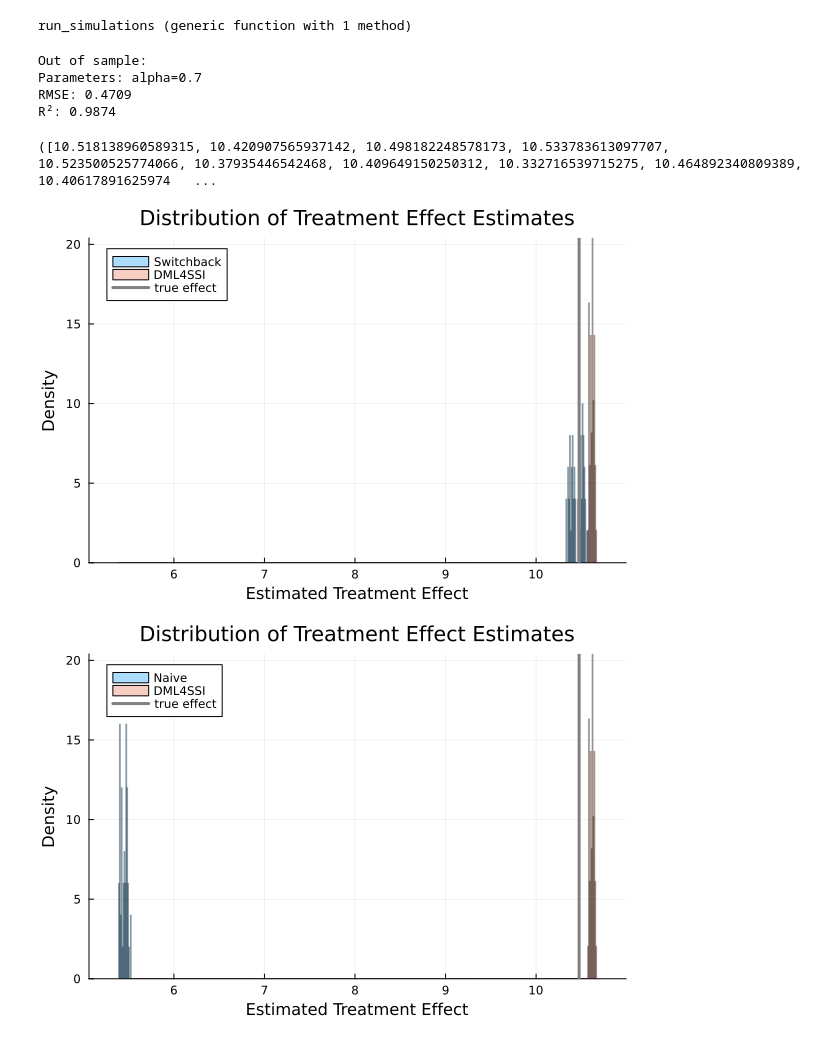
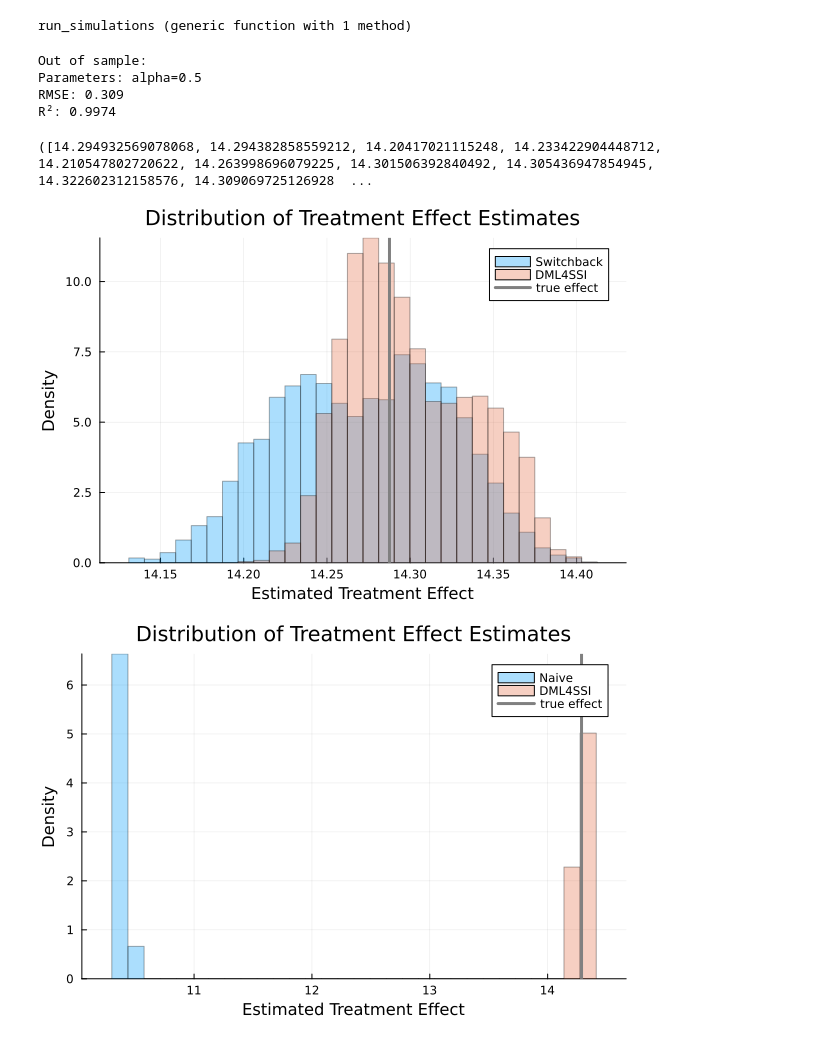
Before and after one commit to johnchrishays/dml4ssi, a Jupyter notebook: simulations.ipynb, the cells around one changed output. Cells and saved outputs as stored; diff of their text form; code cells hidden in the pictures.

```diff
--- a/simulations.ipynb
+++ b/simulations.ipynb
@@ -27,27 +27,29 @@ function dgp(T, k, n_covariates, switch_period, mode="switch", alpha = 0.7)
 
 
     Y = zeros(T)
-    M = 3
+    M = 10
 
     # For each time period
     for t in 1:T
-        x_effect = sin.(X[t,1])  # Apply sin to each covariate and sum
+        x_effect = sin(X[t,1])  # Apply sin to each covariate and sum
         for lag in 1:min(k-1, t-1)
-            if t-lag >= 2
-                x_effect += sum(X[t-lag,1] .* X[t-lag-1,1])
-            end
+            x_effect += exp(-lag/3) * X[t-lag, 1]  # Exponentially decaying effect
+            # if t-lag >= 2
+            #     x_effect += X[t-lag,1] .* X[t-lag-1,1]
+            # end
         end
 
         d_effect = D[t]
         for lag in 1:min(k-1, t-1)
-            if t-lag >= 2
-                # d_effect += exp(-lag) * D[t-lag]  # Exponentially decaying effect
-                d_effect += sum(D[t-lag] .* D[t-lag-1])
-            end
+            d_effect += exp(-lag/3) * D[t-lag]  # Exponentially decaying effect
+            # if t-lag >= 2
+            #     d_effect += D[t-lag] .* D[t-lag-1]
+            # end
         end
 
         # Combine X and D effects with relative weights alpha and (1-alpha)
-        Y[t] = (1-alpha) * x_effect + alpha * M * d_effect
+        noise = randn()/10  # Generate standard normal noise
+        Y[t] = (1-alpha) * x_effect + alpha * M * d_effect + noise
     end
 
     return D, X, Y
@@ -91,7 +93,7 @@ function create_features(X, D, k)
     T, p = size(X)
     features = []
 
-    lag_k = k-1
+    lag_k = k
 
     for t in 1:T
         x_features = vec(X[t,:])  # Current X values
@@ -138,7 +140,7 @@ T = 10000  # Number of time periods
 k = 5    # Temporal dependence
 n_covariates = 1
 switch_period = 10    # Switch frequency
-alpha = 0.01
+alpha = 0.5
 D, X, Y = dgp(T, k, n_covariates, switch_period, "switch", alpha)
 X_train = create_features(X, D, k)
 y_train = Y
@@ -222,6 +224,6 @@ Estimated treatment effect: 10.492
 # %%
 function dml4ssi(D, X, Y, predictor, k)
-    n = length(D)
+    T = length(D)
 
     # Calculate predicted values under all treatment and all control
     X_all_treat = create_features(X, ones(length(D)), k)
@@ -243,8 +245,12 @@ function dml4ssi(D, X, Y, predictor, k)
     last_k_control = [all(D[max(t-k, 1):t] .== 0) for t in 1:T]
 
     # Second term: debiasing term
-    prob_k_ones = (1 - (k+1)/switch_period) / 2
-    prob_k_zeros = (1 - (k+1)/switch_period) / 2
+    prob_k_ones = (1 - k/switch_period) / 2
+    prob_k_zeros = (1 - k/switch_period) / 2
+    # println("Empirical prob actually treated: ", sum(last_k_treatment)/T)
+    # println("Theoretical prob actually treated: ", prob_k_ones)
+    # println("Empirical prob actually control: ", sum(last_k_control)/T)
+    # println("Theoretical prob actually control: ", prob_k_zeros)
     debiasing_term = mean((last_k_treatment ./ prob_k_ones .- last_k_control ./ prob_k_zeros) .* residuals)
 
     # Final estimator
@@ -305,7 +311,7 @@ end
 run_simulations (generic function with 1 method)
 # %%
 # Run N simulations
-N = 50
+N = 5000
 T = 1000
 k = 5
 n_covariates = 1
@@ -317,44 +323,47 @@ true_treatment_effects = zeros(N)
 
 n_trees = 100
 max_depth = 10
-alpha = 0.7
+alpha = 0.5
 
 switchback_estimates, dml_estimates, naive_estimates, true_treatment_effects = run_simulations(N, T, k, n_covariates, switch_period, n_trees, max_depth, alpha)
 # %% [output]
 Out of sample:
-Parameters: alpha=0.7
-RMSE: 0.4709
-R²: 0.9874
+Parameters: alpha=0.5
+RMSE: 0.309
+R²: 0.9974
-([10.518138960589315, 10.420907565937142, 10.498182248578173, 10.533783613097707, 10.523500525774066, 10.37935446542468, 10.409649150250312, 10.332716539715275, 10.464892340809389, 10.40617891625974   ...
+([14.294932569078068, 14.294382858559212, 14.20417021115248, 14.233422904448712, 14.210547802720622, 14.263998696079225, 14.301506392840492, 14.305436947854945, 14.322602312158576, 14.309069725126928  ...
 # %%
 # Create histogram of estimates
-bin_lower = min(minimum(switchback_estimates), minimum(naive_estimates), minimum(dml_estimates))
+bin_lower = min(minimum(switchback_estimates), minimum(dml_estimates))
 bin_upper = max(maximum(switchback_estimates), maximum(naive_estimates), maximum(dml_estimates))
-bins = bin_lower:0.01:bin_upper
+incr = (bin_upper - bin_lower) / 30
+bins = bin_lower:incr:bin_upper
 
 histogram(switchback_estimates,
          alpha=0.33,
          label="Switchback",
          normalize=true,
          bins=bins)
 histogram!(dml_estimates,
           alpha=0.33,
           label="DML4SSI",
           normalize=true,
           bins=bins)
 vline!([mean(true_treatment_effects)],
        label="true effect",
        linewidth=3,
        color=:gray,
        linestyle=:solid)
 title!("Distribution of Treatment Effect Estimates")
 xlabel!("Estimated Treatment Effect")
 ylabel!("Density")
 # %% [output]
-[figure, old version]
+[figure, new version]
 # %%
 # Create histogram of estimates
-bins = bin_lower:0.01:bin_upper
+bin_lower = min(minimum(switchback_estimates), minimum(naive_estimates), minimum(dml_estimates))
+incr = (bin_upper - bin_lower) / 30
+bins = bin_lower:incr:bin_upper
 
 histogram(naive_estimates,
           alpha=0.33,
@@ -375,5 +384,5 @@ title!("Distribution of Treatment Effect Estimates")
 xlabel!("Estimated Treatment Effect")
 ylabel!("Density")
 # %% [output]
-[figure, old version]
+[figure, new version]
 # %%
```
Also changed, not shown: parts of 6 cells of this notebook.
